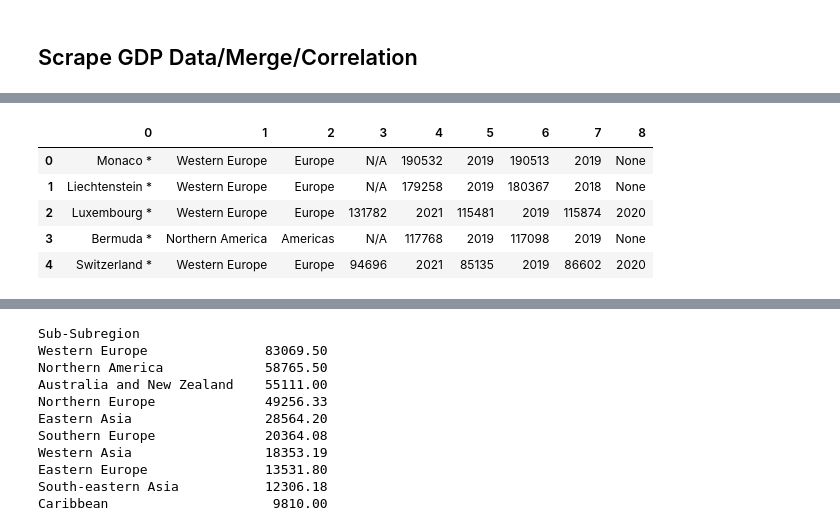
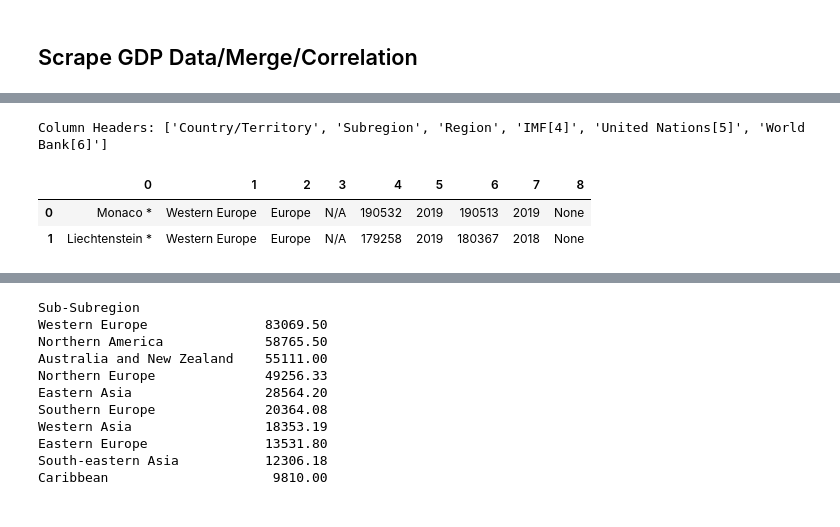
Before and after one commit to mtm1186/Human-Development-Index-HDI-, a Jupyter notebook: HumanDevelopmentIndex.ipynb, the cells around one changed output, grey strips where cells are left out. Saved outputs shown, nothing was run; the diff lists cells and outputs as text; code cells hidden in the pictures.

```diff
--- a/HumanDevelopmentIndex.ipynb
+++ b/HumanDevelopmentIndex.ipynb
@@ -15,4 +21,2 @@ import seaborn as sns
 # %%
 url = 'https://en.m.wikipedia.org/wiki/List_of_countries_by_Human_Development_Index'
-html = urlopen(url)
-soup = BeautifulSoup(html, 'html.parser')
@@ -28,14 +22,0 @@ Number of tables on site:  2
-# %%
-#Get Column Header names from the table being scraped
-table1 = tabl[0]
-
-body = table1.find_all("tr")
-head = body[0]
-body_rows = body[1:]
-
-headings = []
-
-for item in head.find_all("th"):
-    item = (item.text).rstrip("\n")
-    headings.append(item)
-print(headings)
@@ -640,9 +662,12 @@ df_gdp = pd.DataFrame(gdp_data)
+# %%
+#call function and get print out of column headers (due to multiple column headers the incorrect number of column
+#headers is printed. Must use original webscraper function and relabel column headers later.)
+df_gdp = webscraper(url_gdp)
+# %% [output]
+Column Headers: ['Country/Territory', 'Subregion', 'Region', 'IMF[4]', 'United Nations[5]', 'World Bank[6]']
 # %%
-df_gdp.head(5)
+df_gdp.head(2)
 # %% [output]
 |  | 0 | 1 | 2 | 3 | 4 | 5 | 6 | 7 | 8 |
 | 0 | Monaco * | Western Europe | Europe | N/A | 190532 | 2019 | 190513 | 2019 | None |
 | 1 | Liechtenstein * | Western Europe | Europe | N/A | 179258 | 2019 | 180367 | 2018 | None |
-| 2 | Luxembourg * | Western Europe | Europe | 131782 | 2021 | 115481 | 2019 | 115874 | 2020 |
-| 3 | Bermuda * | Northern America | Americas | N/A | 117768 | 2019 | 117098 | 2019 | None |
-| 4 | Switzerland * | Western Europe | Europe | 94696 | 2021 | 85135 | 2019 | 86602 | 2020 |
```
Also changed, not shown: parts of 89 cells of this notebook.
